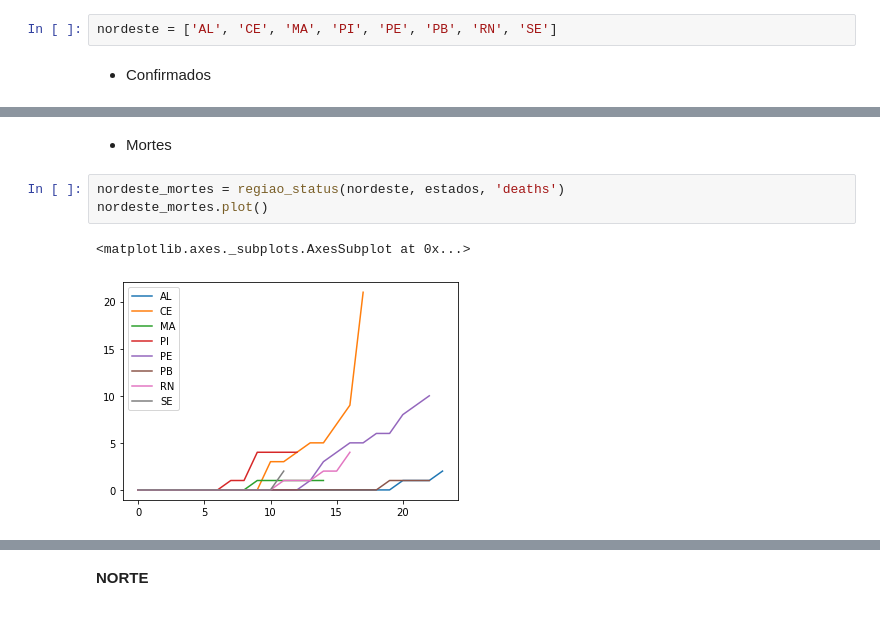
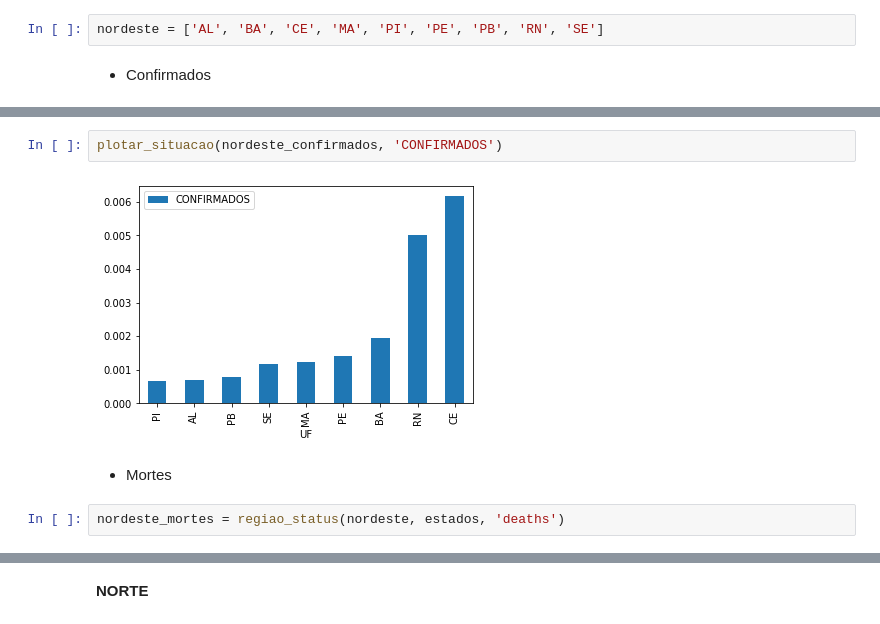
Before and after one commit to tiagopessoalima/covid-19, a Jupyter notebook: COVID_19_(Brasil).ipynb, the cells around one changed output, grey strips where cells are left out. Saved outputs shown, nothing was run; the diff lists cells and outputs as text.

```diff
--- a/COVID_19_(Brasil).ipynb
+++ b/COVID_19_(Brasil).ipynb
@@ -50,7 +69,7 @@ centro_oeste_mortes.plot()
 
 **NORDESTE**
 # %%
-nordeste = ['AL', 'CE', 'MA', 'PI', 'PE', 'PB', 'RN', 'SE']
+nordeste = ['AL', 'BA', 'CE', 'MA', 'PI', 'PE', 'PB', 'RN', 'SE']
 # %% [markdown]
 - Confirmados
 # %%
@@ -62,8 +82,8 @@ nordeste_confirmados.plot()
+# %%
+plotar_situacao(nordeste_confirmados, 'CONFIRMADOS')
+# %% [output]
+[figure, added]
 # %% [markdown]
 - Mortes
 # %%
 nordeste_mortes = regiao_status(nordeste, estados, 'deaths')
-nordeste_mortes.plot()
-# %% [output]
-<matplotlib.axes._subplots.AxesSubplot at 0x...>
-[figure, removed]
```
Also changed, not shown: parts of 37 cells of this notebook.
